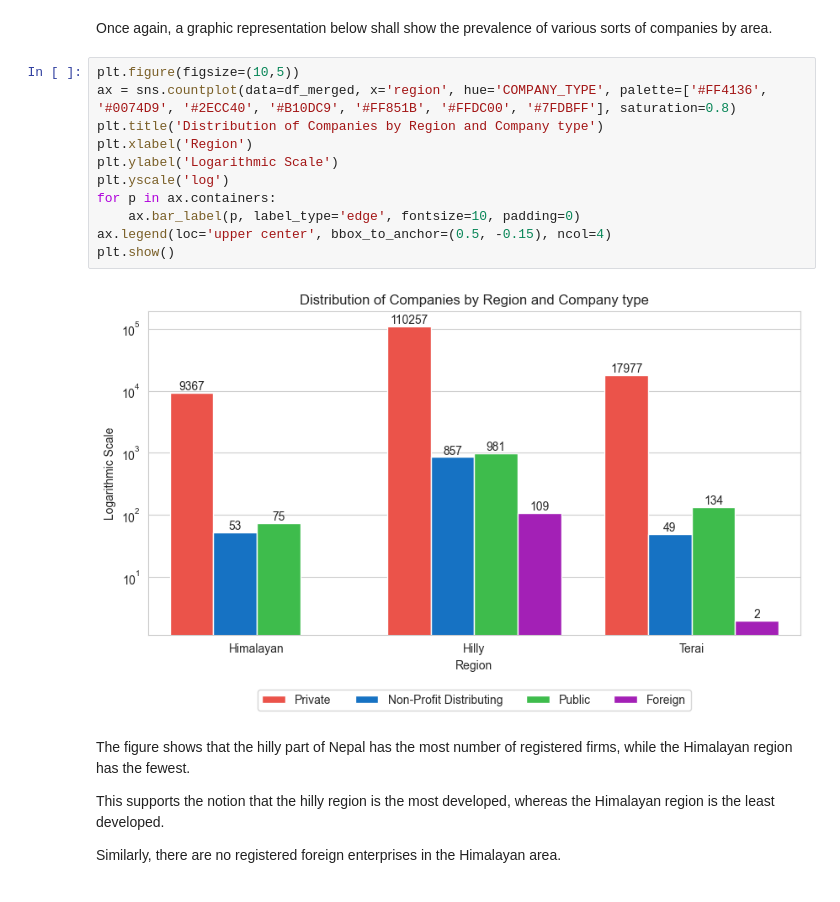
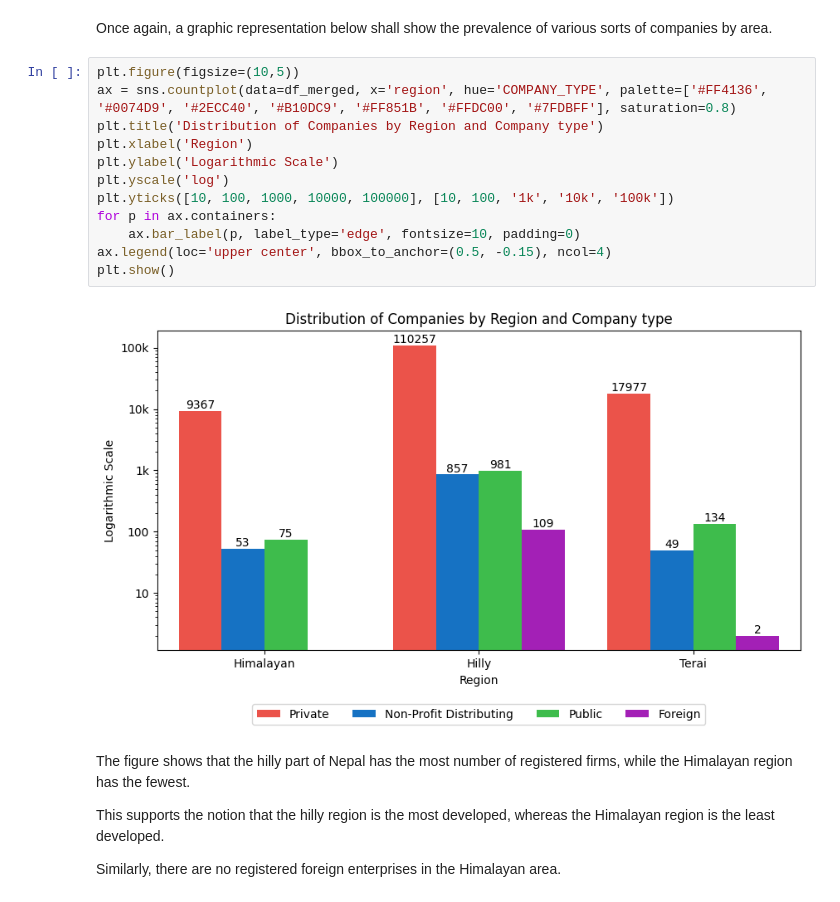
Before and after one commit to PIYUSH-R04/Data_analysis_on_the_growth_and_distribution_of_registered_companies_in_Nepal, a Jupyter notebook: analysis_of_the_growth_and_distribution_of_registered_companies_in_nepal.ipynb, the cells around one changed output. Cells and saved outputs as stored; diff of their text form.

```diff
--- a/analysis_of_the_growth_and_distribution_of_registered_companies_in_nepal.ipynb
+++ b/analysis_of_the_growth_and_distribution_of_registered_companies_in_nepal.ipynb
@@ -161,16 +164,17 @@ Once again, a graphic representation below shall show the prevalence of various
 # %%
 plt.figure(figsize=(10,5))
 ax = sns.countplot(data=df_merged, x='region', hue='COMPANY_TYPE', palette=['#FF4136', '#0074D9', '#2ECC40', '#B10DC9', '#FF851B', '#FFDC00', '#7FDBFF'], saturation=0.8)
 plt.title('Distribution of Companies by Region and Company type')
 plt.xlabel('Region')
 plt.ylabel('Logarithmic Scale')
 plt.yscale('log')
+plt.yticks([10, 100, 1000, 10000, 100000], [10, 100, '1k', '10k', '100k'])
 for p in ax.containers:
     ax.bar_label(p, label_type='edge', fontsize=10, padding=0)
 ax.legend(loc='upper center', bbox_to_anchor=(0.5, -0.15), ncol=4)
 plt.show()
 # %% [output]
-[figure, old version]
+[figure, new version]
 # %% [markdown]
 The figure shows that the hilly part of Nepal has the most number of registered firms, while the Himalayan region has the fewest.
 
```
Also changed, not shown: parts of 9 cells of this notebook.
